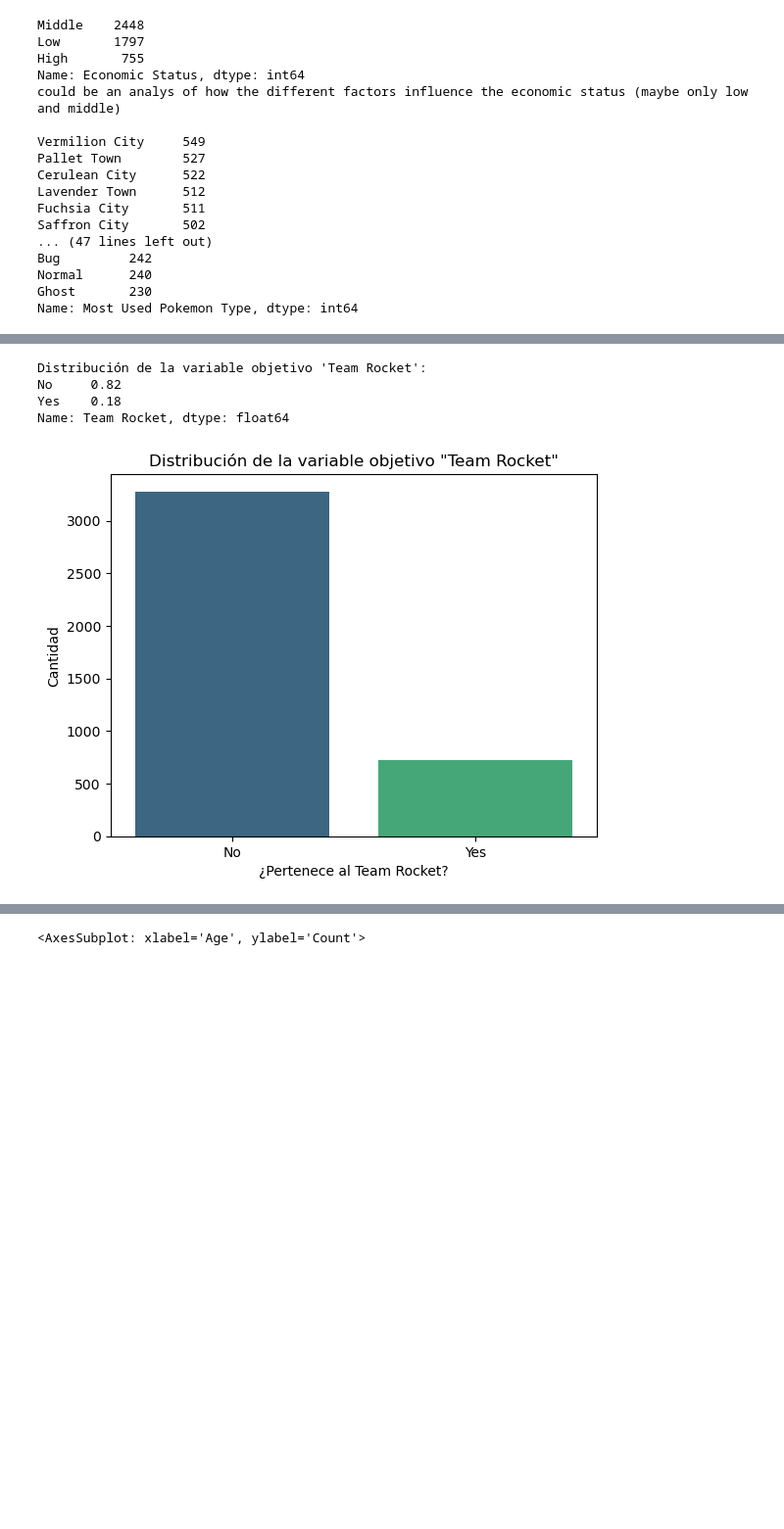
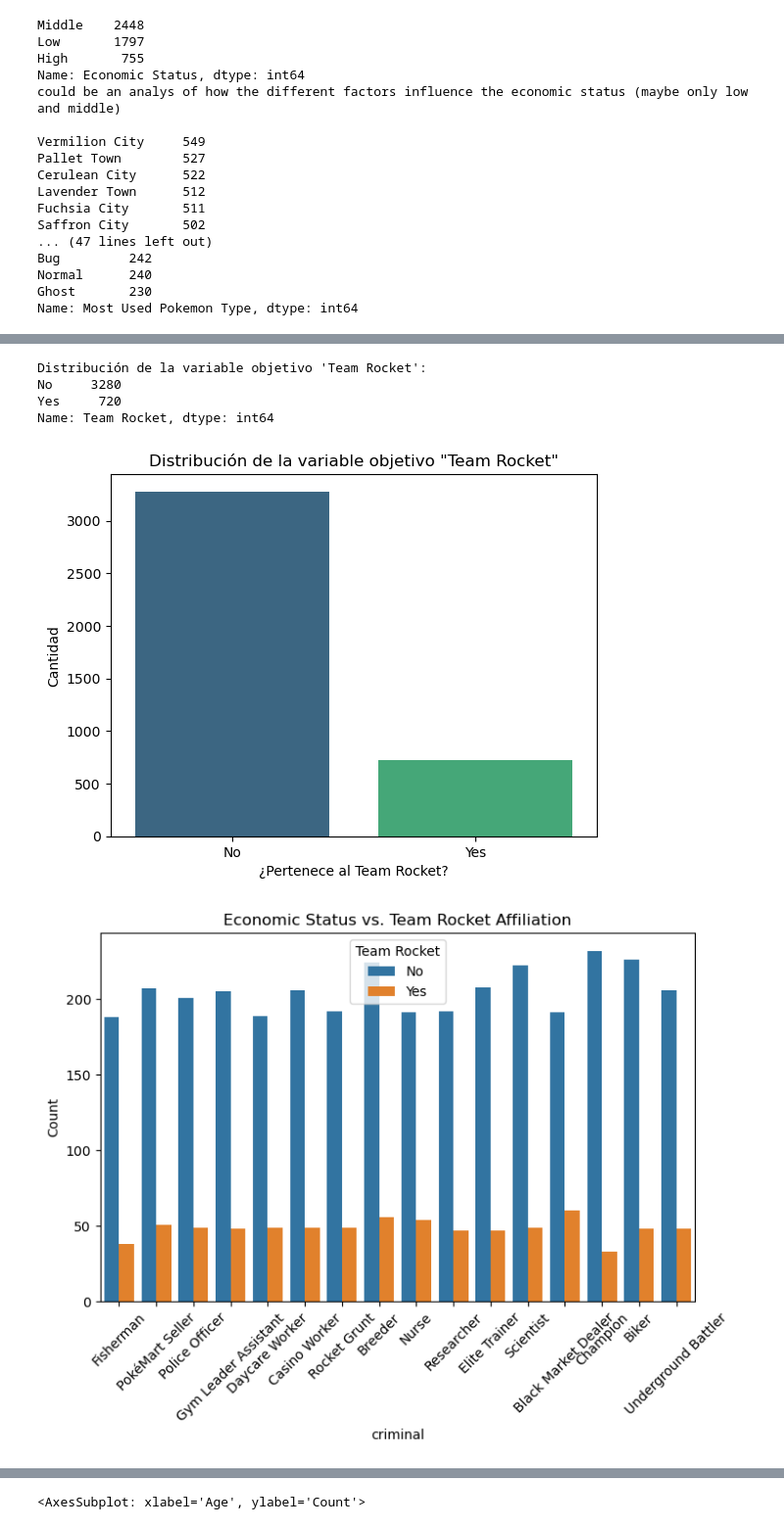
Before and after one commit to AlteaF/AFAE_Pokemon, a Jupyter notebook: EDA.ipynb, the cells around one changed output, grey strips where cells are left out. Shown at 98% size. Saved outputs shown, nothing was run; the diff lists cells and outputs as text; code cells hidden in the pictures; blank space fills up the shorter version.

Commit message:
more data analysis

```diff
--- a/EDA.ipynb
+++ b/EDA.ipynb
@@ -41,9 +37,5 @@ data
-# %%
-# Fill missing values in "Team Rocket" with random choices
-data['Team Rocket'] = data['Team Rocket'].fillna(
-    pd.Series(np.random.choice(['Yes', 'No'], size=data['Team Rocket'].isna().sum()),
-              index=data[data['Team Rocket'].isna()].index)
-)
+# %%
+data.loc[(data['Criminal Record'] == 1) & (data['Team Rocket'].isna()), 'Team Rocket'] = 'Yes'
 # %%
 data["Team Rocket"].value_counts()
 # %% [output]
@@ -84,0 +125,2 @@ Name: Most Used Pokemon Type, dtype: int64
+# %%
+data = data.drop("Profession", axis=1)
@@ -85,3 +143,7 @@ Name: Most Used Pokemon Type, dtype: int64
+# %%
+data["Charity Participation"] = data["Charity Participation"].astype(int)
+
+data["Team Rocket"] = data["Team Rocket"].map({"Yes":1, "No":0})
 # %%
 
 data_train = data[data['Team Rocket'].notnull()].copy()
@@ -90,6 +152,6 @@ data_train = data[data['Team Rocket'].notnull()].copy()
 # %%
 print("Distribución de la variable objetivo 'Team Rocket':")
-print(data_train['Team Rocket'].value_counts(normalize=True))
+print(data_train['Team Rocket'].value_counts())
 
 # Visualizo rápidamente esta distribución
 sns.countplot(x='Team Rocket', data=data_train, palette='viridis')
@@ -99,10 +161,20 @@ plt.xlabel('¿Pertenece al Team Rocket?')
 plt.show()
 # %% [output]
 Distribución de la variable objetivo 'Team Rocket':
-No     0.82
-Yes    0.18
-Name: Team Rocket, dtype: float64
+No     3280
+Yes     720
+Name: Team Rocket, dtype: int64
 [figure]
+# %%
+plt.figure(figsize=(8, 5))
+sns.countplot(x='Profession', hue='Team Rocket', data=data)
+plt.title('Economic Status vs. Team Rocket Affiliation')
+plt.xlabel('criminal')
+plt.ylabel('Count')
+plt.xticks(rotation=45)
+plt.show()
+# %% [output]
+[figure, added]
 # %%
 plt.figure(figsize=(8, 5))
 sns.countplot(x='Criminal Record', hue='Team Rocket', data=data)
```
Also changed, not shown: parts of 12 cells of this notebook, 7 other files.
